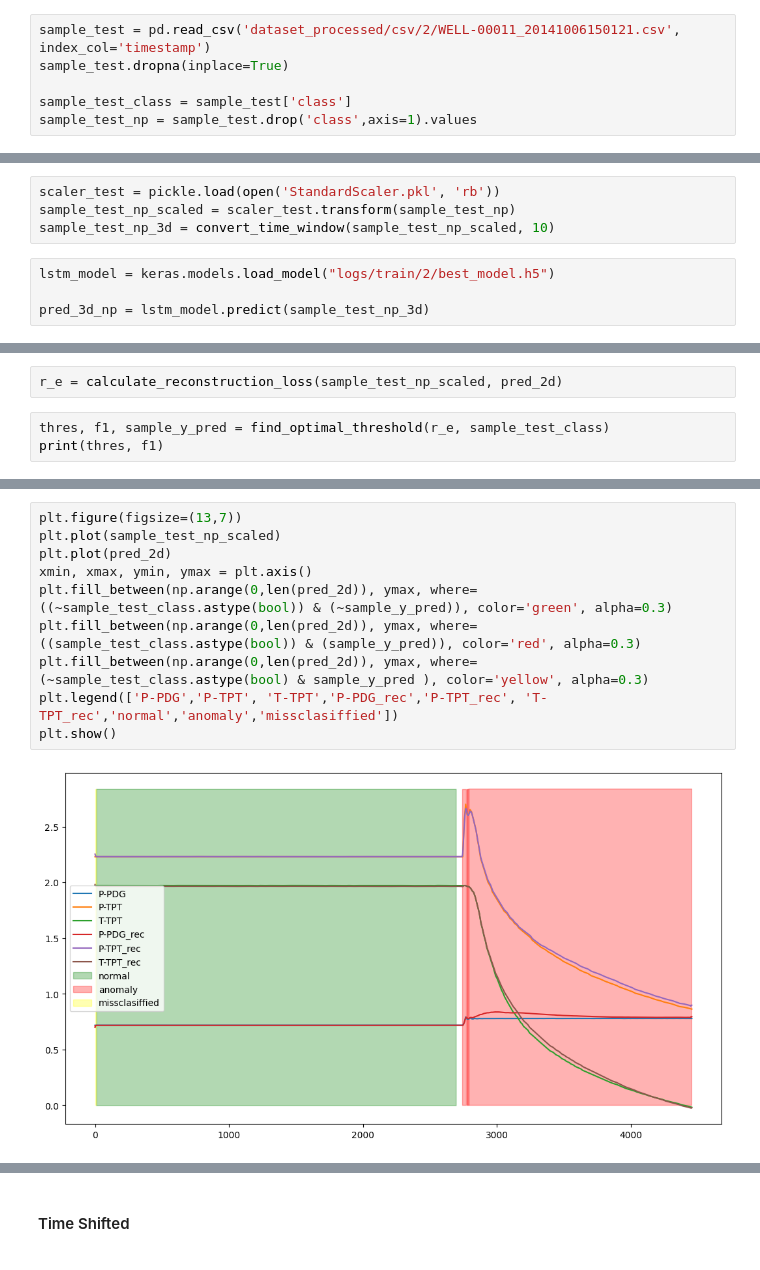
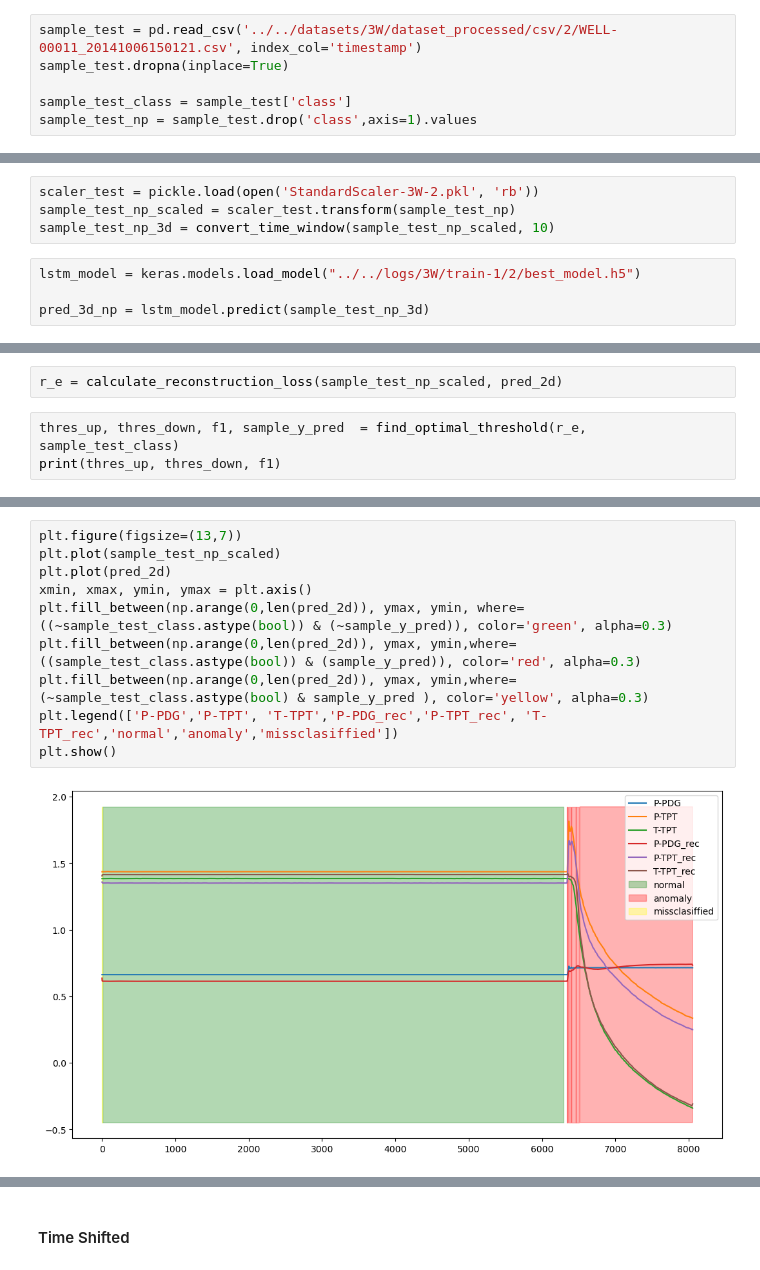
Before and after one commit to frrp16/Anomaly-Detection-Oil-and-Gas, a Jupyter notebook: code/3W/paper-1-lstm-autoencoder.ipynb, the cells around one changed output, grey strips where cells are left out. Saved outputs shown, nothing was run; the diff lists cells and outputs as text.

Commit message:
LSTM-GAN revision

```diff
--- a/code/3W/paper-1-lstm-autoencoder.ipynb
+++ b/code/3W/paper-1-lstm-autoencoder.ipynb
@@ -468,7 +516,7 @@ cm_display.plot()
 # %% [markdown]
 ### Smaller size sample testing
 # %%
-sample_test = pd.read_csv('dataset_processed/csv/2/WELL-00011_20141006150121.csv', index_col='timestamp')
+sample_test = pd.read_csv('../../datasets/3W/dataset_processed/csv/2/WELL-00011_20141006150121.csv', index_col='timestamp')
 sample_test.dropna(inplace=True)
 
 sample_test_class = sample_test['class']
@@ -481,9 +529,9 @@ sample_test.plot(figsize=(13,7))
 # %%
-scaler_test = pickle.load(open('StandardScaler.pkl', 'rb'))
+scaler_test = pickle.load(open('StandardScaler-3W-2.pkl', 'rb'))
 sample_test_np_scaled = scaler_test.transform(sample_test_np)
 sample_test_np_3d = convert_time_window(sample_test_np_scaled, 10)
 # %%
-lstm_model = keras.models.load_model("logs/train/2/best_model.h5")
+lstm_model = keras.models.load_model("../../logs/3W/train-1/2/best_model.h5")
 
 pred_3d_np = lstm_model.predict(sample_test_np_3d)
 # %% [output]
@@ -493,6 +548,6 @@ pred_2d = inverse_convert_time_window(pred_3d_np)
 # %%
 r_e = calculate_reconstruction_loss(sample_test_np_scaled, pred_2d)
 # %%
-thres, f1, sample_y_pred = find_optimal_threshold(r_e, sample_test_class)
-print(thres, f1)
+thres_up, thres_down, f1, sample_y_pred  = find_optimal_threshold(r_e, sample_test_class)
+print(thres_up, thres_down, f1)
 # %% [output]
@@ -509,15 +565,15 @@ plt.show()
 # %%
 plt.figure(figsize=(13,7))
 plt.plot(sample_test_np_scaled)
 plt.plot(pred_2d)
 xmin, xmax, ymin, ymax = plt.axis()
-plt.fill_between(np.arange(0,len(pred_2d)), ymax, where=((~sample_test_class.astype(bool)) & (~sample_y_pred)), color='green', alpha=0.3)
-plt.fill_between(np.arange(0,len(pred_2d)), ymax, where=((sample_test_class.astype(bool)) & (sample_y_pred)), color='red', alpha=0.3)
-plt.fill_between(np.arange(0,len(pred_2d)), ymax, where=(~sample_test_class.astype(bool) & sample_y_pred ), color='yellow', alpha=0.3)
+plt.fill_between(np.arange(0,len(pred_2d)), ymax, ymin, where=((~sample_test_class.astype(bool)) & (~sample_y_pred)), color='green', alpha=0.3)
+plt.fill_between(np.arange(0,len(pred_2d)), ymax, ymin,where=((sample_test_class.astype(bool)) & (sample_y_pred)), color='red', alpha=0.3)
+plt.fill_between(np.arange(0,len(pred_2d)), ymax, ymin,where=(~sample_test_class.astype(bool) & sample_y_pred ), color='yellow', alpha=0.3)
 plt.legend(['P-PDG','P-TPT', 'T-TPT','P-PDG_rec','P-TPT_rec', 'T-TPT_rec','normal','anomaly','missclasiffied'])
 plt.show()
 # %% [output]
-[figure, old version]
+[figure, new version]
 # %%
 confusion_matrix = metrics.confusion_matrix(np.array(sample_test_class).astype(bool), sample_y_pred)
 cm_display = metrics.ConfusionMatrixDisplay(confusion_matrix = confusion_matrix, display_labels = ['normal', 'anomaly'])
```
Also changed, not shown: parts of 30 cells of this notebook, 1 other file.
